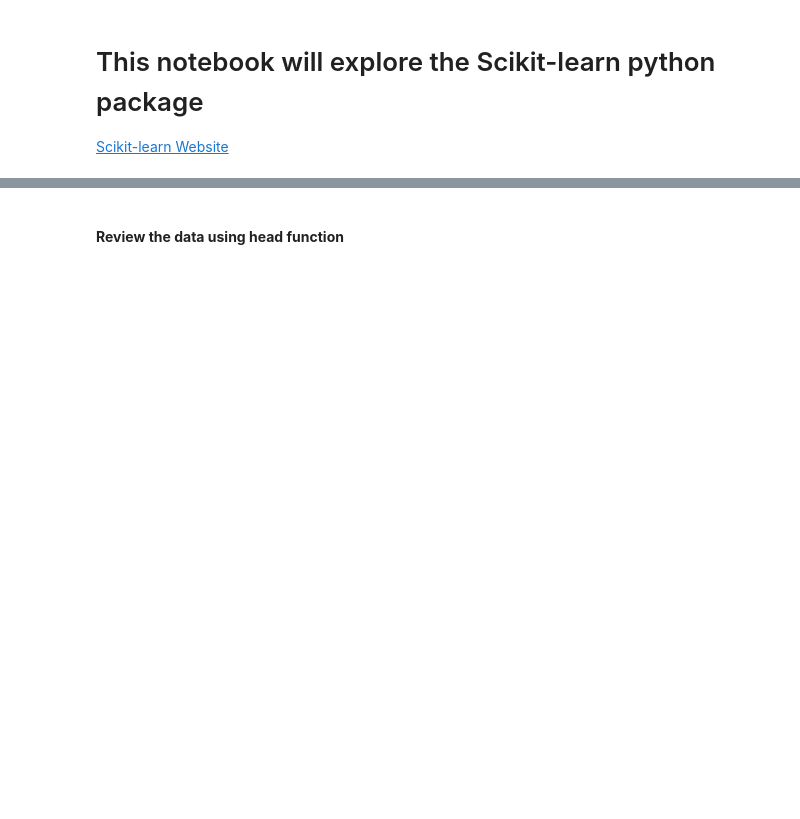
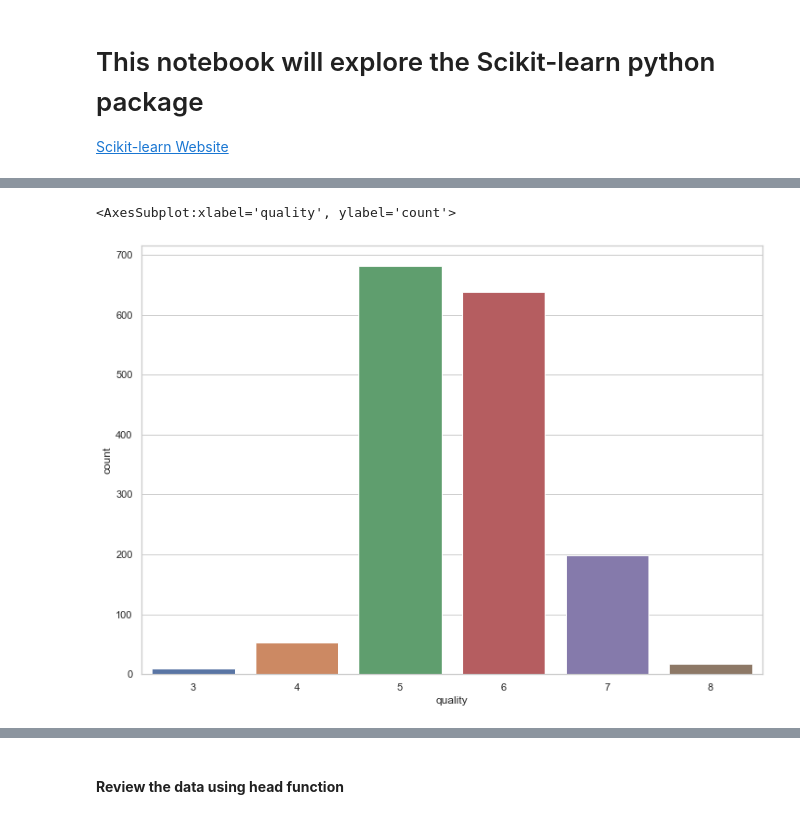
Before and after one commit to killfoley/ML-and-Stats, a Jupyter notebook: scikit-learn.ipynb, the cells around one changed output, grey strips where cells are left out. Cells and saved outputs as stored; diff of their text form; code cells hidden in the pictures; blank space fills up the shorter version.

Commit message:
Started the classification of the wine quality dataset

```diff
--- a/scikit-learn.ipynb
+++ b/scikit-learn.ipynb
@@ -3,0 +35,3 @@
+# %%
+# read in the dataset
+df_wine = pd.read_csv("winequality-red.csv", sep=";")
@@ -3,0 +128,6 @@
+# %%
+# plot the output variable "quality"\
+sns.countplot(data=df_wine, x="quality", )
+# %% [output]
+<AxesSubplot:xlabel='quality', ylabel='count'>
+[figure, added]
```
Also changed, not shown: parts of 17 cells of this notebook, 1 other file.
